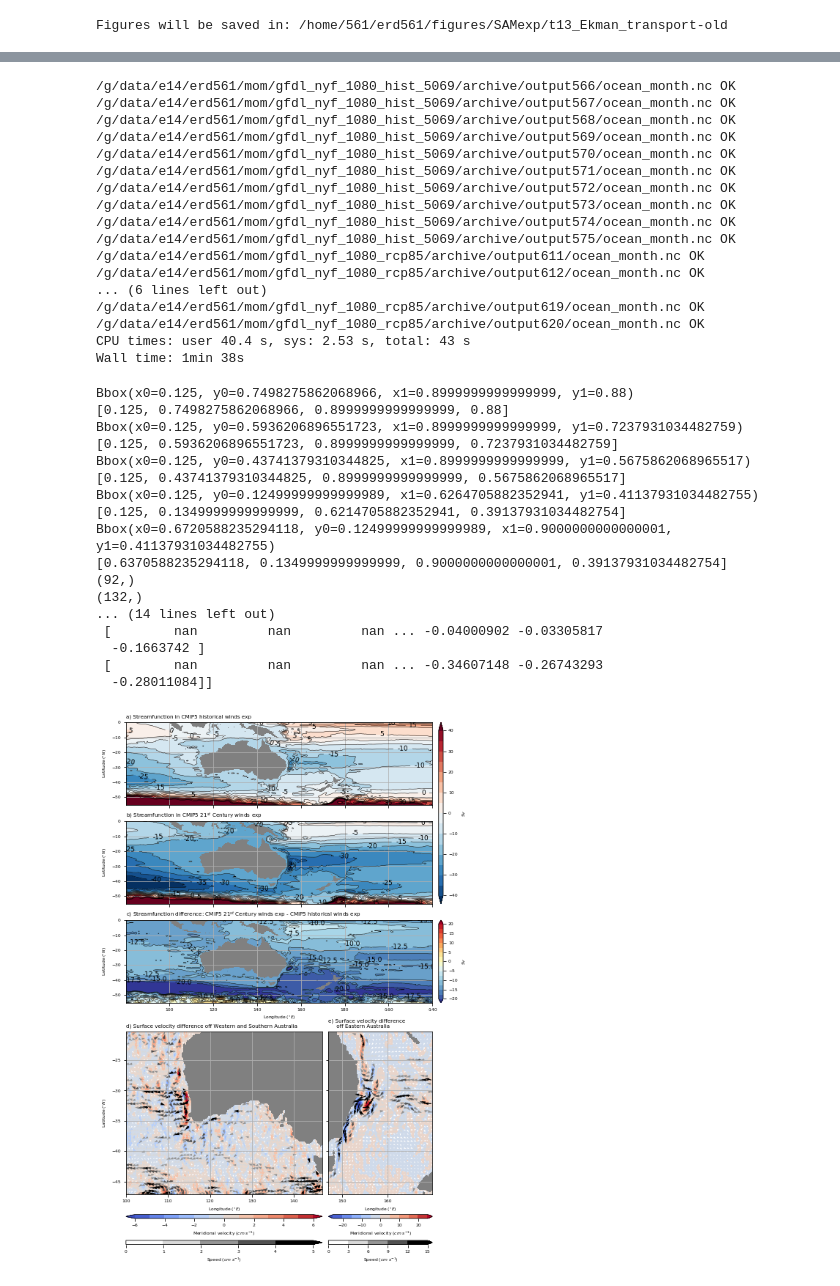
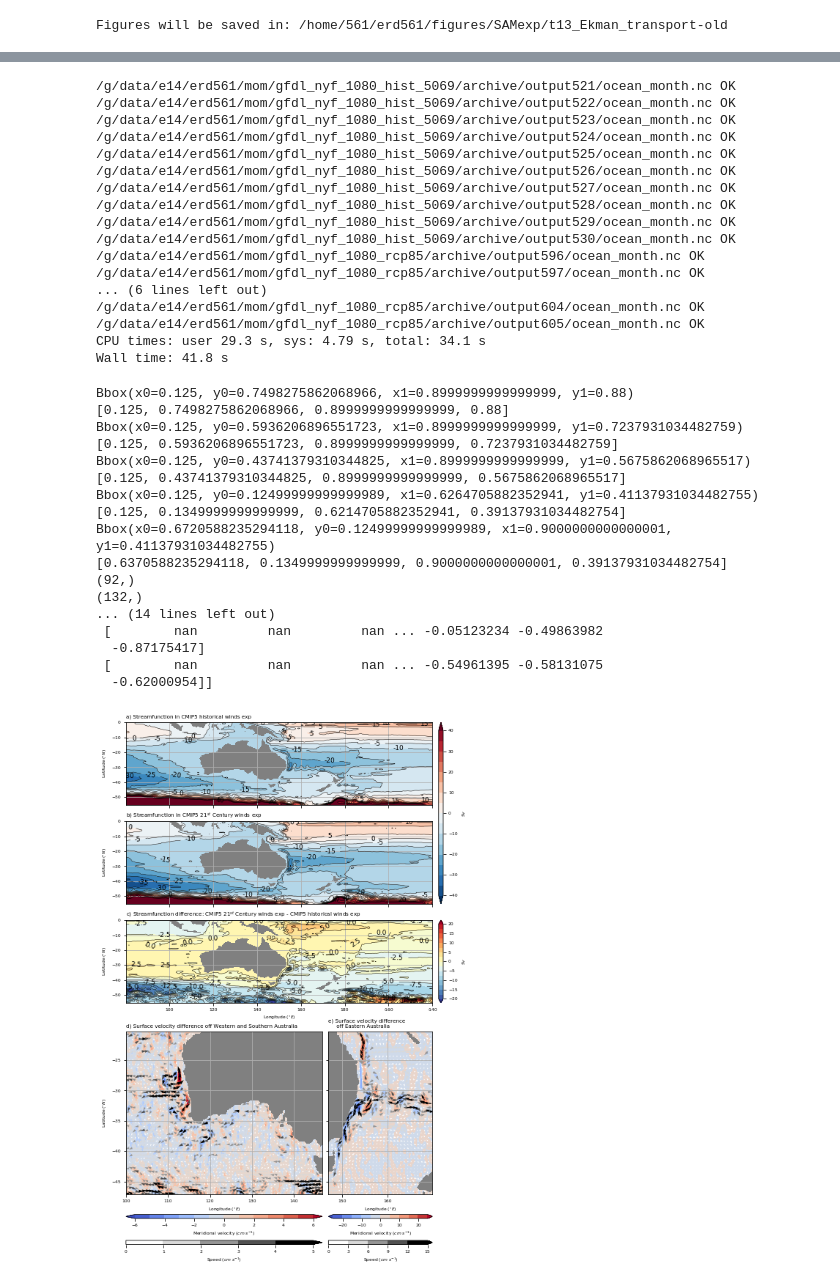
Before and after one commit to ERDuran/gfdl_nyf_1080_rcp85, a Jupyter notebook: t13_Ekman_transport-old.ipynb, the cells around one changed output, grey strips where cells are left out. Cells and saved outputs as stored; diff of their text form; code cells hidden in the pictures.

```diff
--- a/t13_Ekman_transport-old.ipynb
+++ b/t13_Ekman_transport-old.ipynb
@@ -63,9 +67,9 @@ Wall time: 2.87 s
 # ocean_bgc_npzd, ocean_cfc, ocean_force, ocean_global, ocean_month, ocean_surface
 
 # nyf_years = np.arange(477, 487)
-ctrl_years = np.arange(566, 576)
+ctrl_years = np.arange(521, 531)
 # hist5069_years = np.arange(501, 576)
-rcp85_years = np.arange(611, 621)
+rcp85_years = np.arange(596, 606)
 
 # nyf_years_len = len(nyf_years)
 ctrl_years_len = len(ctrl_years)
@@ -405,23 +429,23 @@ tx_trans_DP = tx_trans_DP.assign_coords(year=years)
 tx_trans_DP_hist5069 = tx_trans_DP.max(dim='yt_ocean').mean(dim='xu_ocean').sel(year=slice(0,9)).mean(dim='year')
 tx_trans_DP_rcp85 = tx_trans_DP.max(dim='yt_ocean').mean(dim='xu_ocean').sel(year=slice(10,19)).mean(dim='year')
 # %% [output]
-/g/data/e14/erd561/mom/gfdl_nyf_1080_hist_5069/archive/output566/ocean_month.nc OK
-/g/data/e14/erd561/mom/gfdl_nyf_1080_hist_5069/archive/output567/ocean_month.nc OK
-/g/data/e14/erd561/mom/gfdl_nyf_1080_hist_5069/archive/output568/ocean_month.nc OK
-/g/data/e14/erd561/mom/gfdl_nyf_1080_hist_5069/archive/output569/ocean_month.nc OK
-/g/data/e14/erd561/mom/gfdl_nyf_1080_hist_5069/archive/output570/ocean_month.nc OK
-/g/data/e14/erd561/mom/gfdl_nyf_1080_hist_5069/archive/output571/ocean_month.nc OK
-/g/data/e14/erd561/mom/gfdl_nyf_1080_hist_5069/archive/output572/ocean_month.nc OK
-/g/data/e14/erd561/mom/gfdl_nyf_1080_hist_5069/archive/output573/ocean_month.nc OK
-/g/data/e14/erd561/mom/gfdl_nyf_1080_hist_5069/archive/output574/ocean_month.nc OK
-/g/data/e14/erd561/mom/gfdl_nyf_1080_hist_5069/archive/output575/ocean_month.nc OK
-/g/data/e14/erd561/mom/gfdl_nyf_1080_rcp85/archive/output611/ocean_month.nc OK
-/g/data/e14/erd561/mom/gfdl_nyf_1080_rcp85/archive/output612/ocean_month.nc OK
+/g/data/e14/erd561/mom/gfdl_nyf_1080_hist_5069/archive/output521/ocean_month.nc OK
+/g/data/e14/erd561/mom/gfdl_nyf_1080_hist_5069/archive/output522/ocean_month.nc OK
+/g/data/e14/erd561/mom/gfdl_nyf_1080_hist_5069/archive/output523/ocean_month.nc OK
+/g/data/e14/erd561/mom/gfdl_nyf_1080_hist_5069/archive/output524/ocean_month.nc OK
+/g/data/e14/erd561/mom/gfdl_nyf_1080_hist_5069/archive/output525/ocean_month.nc OK
+/g/data/e14/erd561/mom/gfdl_nyf_1080_hist_5069/archive/output526/ocean_month.nc OK
+/g/data/e14/erd561/mom/gfdl_nyf_1080_hist_5069/archive/output527/ocean_month.nc OK
+/g/data/e14/erd561/mom/gfdl_nyf_1080_hist_5069/archive/output528/ocean_month.nc OK
+/g/data/e14/erd561/mom/gfdl_nyf_1080_hist_5069/archive/output529/ocean_month.nc OK
+/g/data/e14/erd561/mom/gfdl_nyf_1080_hist_5069/archive/output530/ocean_month.nc OK
+/g/data/e14/erd561/mom/gfdl_nyf_1080_rcp85/archive/output596/ocean_month.nc OK
+/g/data/e14/erd561/mom/gfdl_nyf_1080_rcp85/archive/output597/ocean_month.nc OK
 ... (6 lines left out)
-/g/data/e14/erd561/mom/gfdl_nyf_1080_rcp85/archive/output619/ocean_month.nc OK
-/g/data/e14/erd561/mom/gfdl_nyf_1080_rcp85/archive/output620/ocean_month.nc OK
-CPU times: user 40.4 s, sys: 2.53 s, total: 43 s
-Wall time: 1min 38s
+/g/data/e14/erd561/mom/gfdl_nyf_1080_rcp85/archive/output604/ocean_month.nc OK
+/g/data/e14/erd561/mom/gfdl_nyf_1080_rcp85/archive/output605/ocean_month.nc OK
+CPU times: user 29.3 s, sys: 4.79 s, total: 34.1 s
+Wall time: 41.8 s
 # %%
 from mpl_toolkits.axes_grid1.axes_divider import make_axes_locatable
 from mpl_toolkits.axes_grid1.inset_locator import inset_axes
@@ -743,39 +767,39 @@ axins = inset_axes(ax,
                    bbox_transform=ax.transAxes,
                    borderpad=0)
 cbar = plt.colorbar(Q2, orientation='horizontal',
                     label=r'Speed ($cm\ s^{-1}$)', cax=axins, extend='max')
 cbar.set_ticks(Q_lev)
 
 
 
 # fig.tight_layout(pad=0, w_pad=-2, h_pad=-0.5)
 
 output_ls = os.listdir(figures_path)
 if not script_name:
     script_name = 'test'
 elif script_name not in output_ls:
     os.mkdir(figures_path + '/' + script_name)
 plt.savefig(figures_path + '/' + script_name + '/' + script_name[0:3] \
-            + '_fig1_2.png', bbox_inches='tight', dpi=300)
+            + '_fig1_3.png', bbox_inches='tight', dpi=300)
 # %% [output]
 Bbox(x0=0.125, y0=0.7498275862068966, x1=0.8999999999999999, y1=0.88)
 [0.125, 0.7498275862068966, 0.8999999999999999, 0.88]
 Bbox(x0=0.125, y0=0.5936206896551723, x1=0.8999999999999999, y1=0.7237931034482759)
 [0.125, 0.5936206896551723, 0.8999999999999999, 0.7237931034482759]
 Bbox(x0=0.125, y0=0.43741379310344825, x1=0.8999999999999999, y1=0.5675862068965517)
 [0.125, 0.43741379310344825, 0.8999999999999999, 0.5675862068965517]
 Bbox(x0=0.125, y0=0.12499999999999989, x1=0.6264705882352941, y1=0.41137931034482755)
 [0.125, 0.1349999999999999, 0.6214705882352941, 0.39137931034482754]
 Bbox(x0=0.6720588235294118, y0=0.12499999999999989, x1=0.9000000000000001, y1=0.41137931034482755)
 [0.6370588235294118, 0.1349999999999999, 0.9000000000000001, 0.39137931034482754]
 (92,)
 (132,)
 ... (14 lines left out)
- [        nan         nan         nan ... -0.04000902 -0.03305817
-  -0.1663742 ]
- [        nan         nan         nan ... -0.34607148 -0.26743293
-  -0.28011084]]
+ [        nan         nan         nan ... -0.05123234 -0.49863982
+  -0.87175417]
+ [        nan         nan         nan ... -0.54961395 -0.58131075
+  -0.62000954]]
-[figure, old version]
+[figure, new version]
 # %%
 # from mpl_toolkits.axes_grid1.axes_divider import make_axes_locatable
 # from mpl_toolkits.axes_grid1.inset_locator import inset_axes
```
Also changed, not shown: parts of 6 cells of this notebook, 2 other files.
